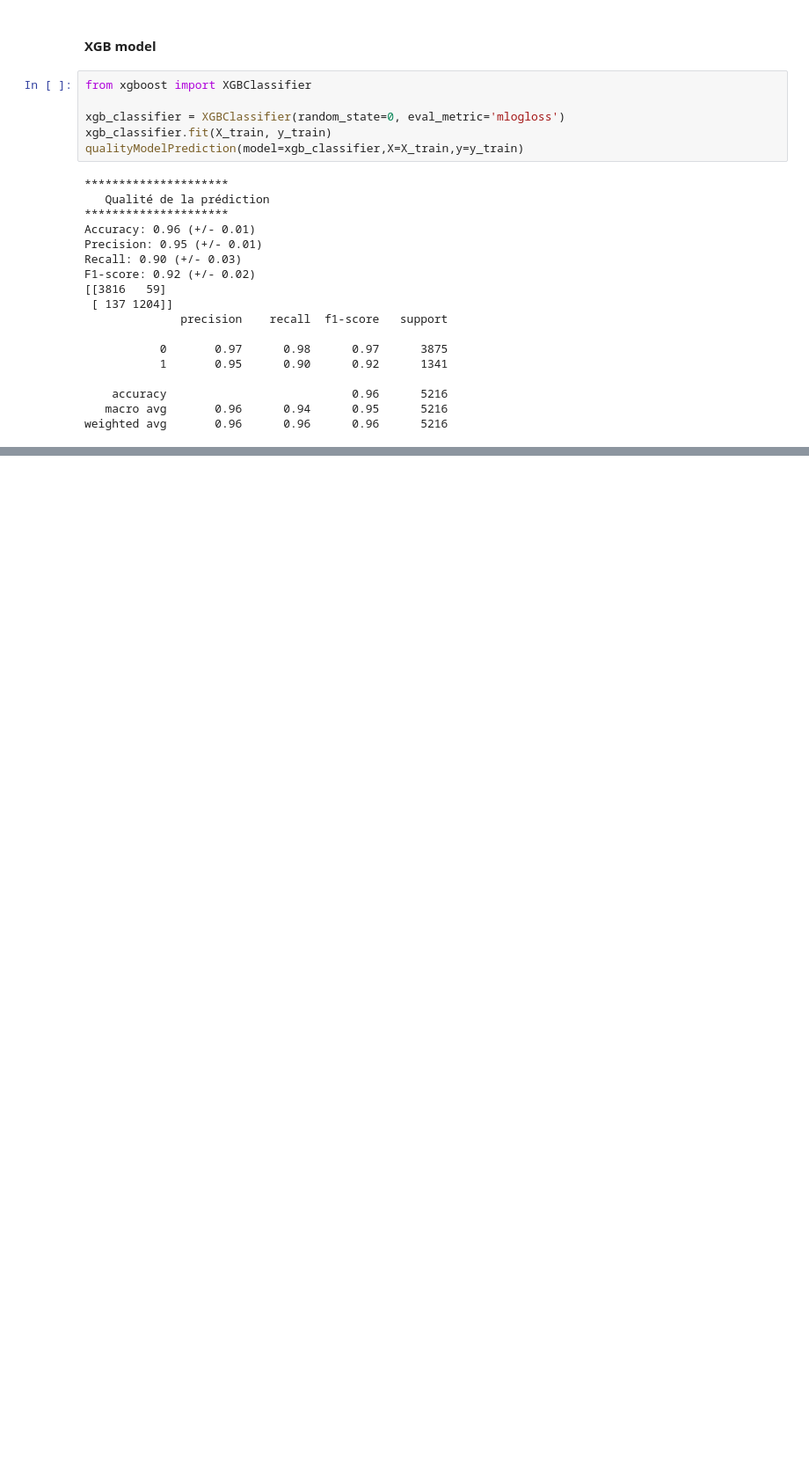
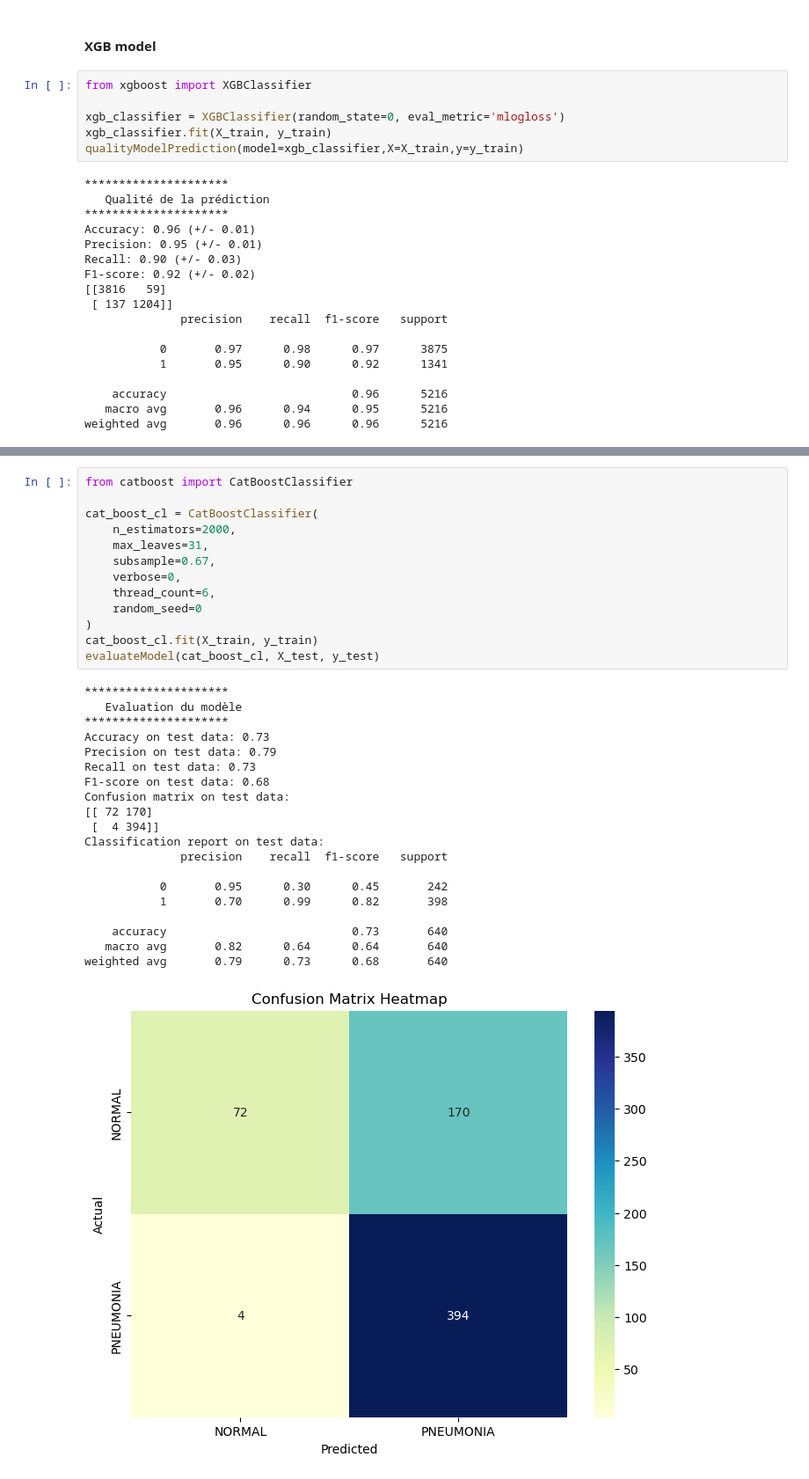
Before and after one commit to MelvinCERBA/RadiographyPneumoniaDetection, a Jupyter notebook: notebooks/sklearn.ipynb, the cells around one changed output, grey strips where cells are left out. Shown at 88% size. Saved outputs shown, nothing was run; the diff lists cells and outputs as text; blank space fills up the shorter version.

```diff
--- a/notebooks/sklearn.ipynb
+++ b/notebooks/sklearn.ipynb
@@ -554,0 +463,34 @@ weighted avg       0.96      0.96      0.96      5216
+# %%
+from catboost import CatBoostClassifier
+
+cat_boost_cl = CatBoostClassifier(
+    n_estimators=2000,
+    max_leaves=31,
+    subsample=0.67,
+    verbose=0,
+    thread_count=6,
+    random_seed=0
+)
+cat_boost_cl.fit(X_train, y_train)
+evaluateModel(cat_boost_cl, X_test, y_test)
+# %% [output]
+*********************
+   Evaluation du modèle
+*********************
+Accuracy on test data: 0.73
+Precision on test data: 0.79
+Recall on test data: 0.73
+F1-score on test data: 0.68
+Confusion matrix on test data:
+[[ 72 170]
+ [  4 394]]
+Classification report on test data:
+              precision    recall  f1-score   support
+
+           0       0.95      0.30      0.45       242
+           1       0.70      0.99      0.82       398
+
+    accuracy                           0.73       640
+   macro avg       0.82      0.64      0.64       640
+weighted avg       0.79      0.73      0.68       640
+[figure, added]
```
Also changed, not shown: parts of 16 cells of this notebook.
